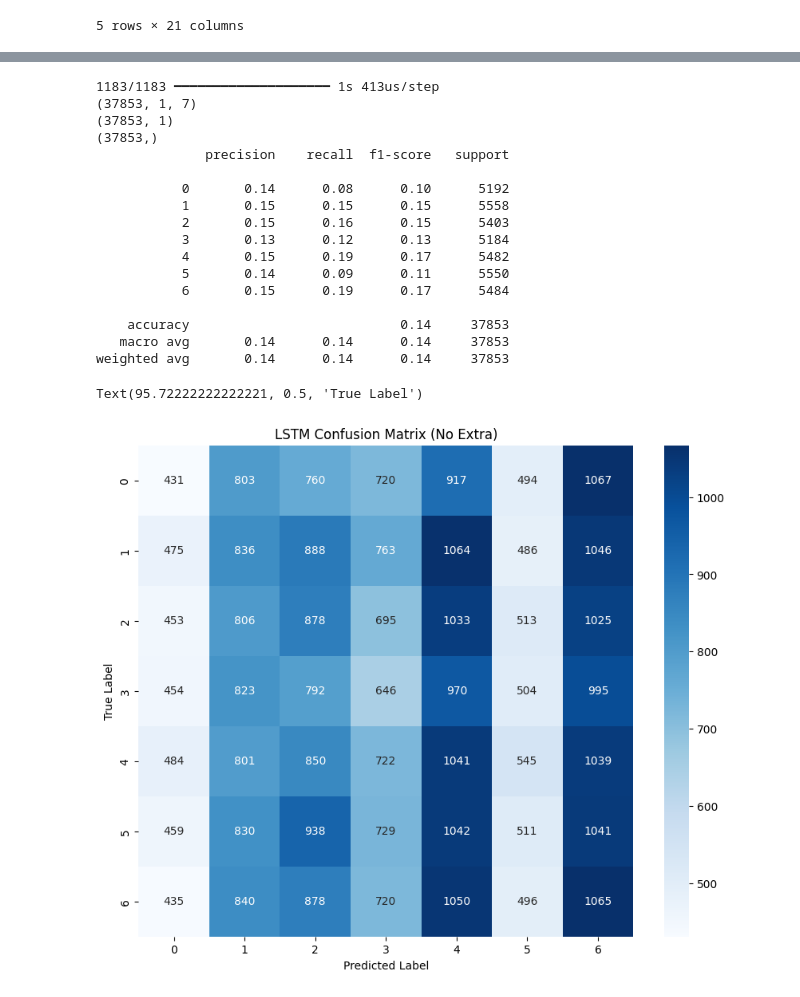
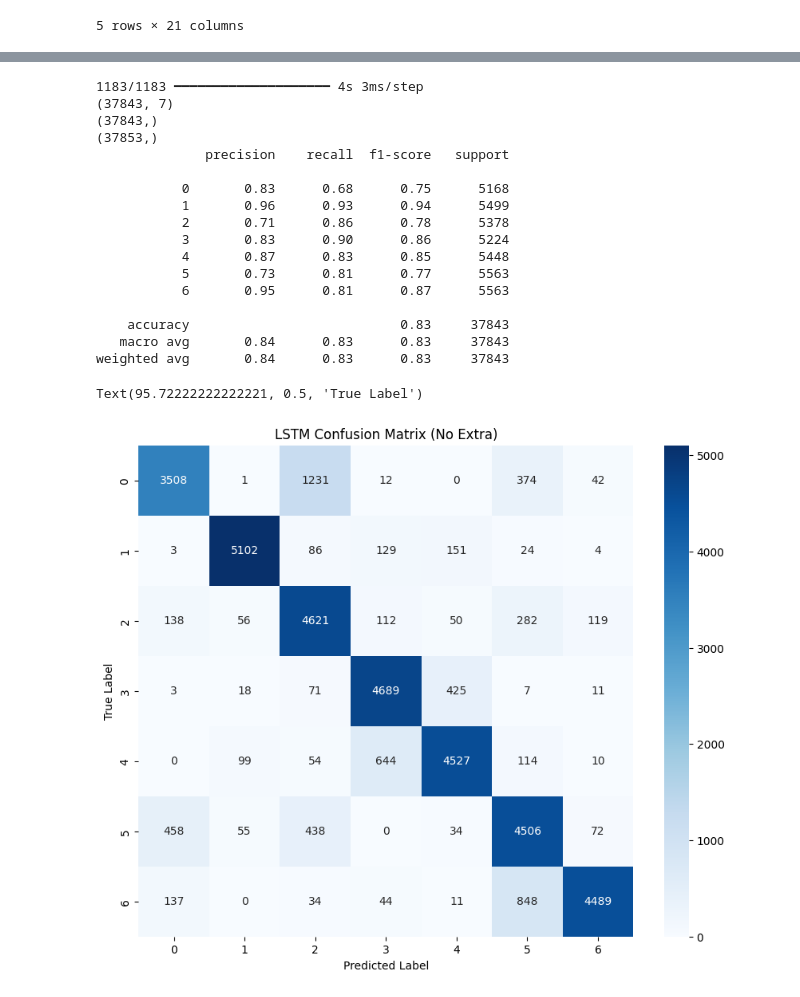
Before and after one commit to nicholastey/gnss_spoof_detector, a Jupyter notebook: spoof_detector/new.ipynb, the cells around one changed output, grey strips where cells are left out. Cells and saved outputs as stored; diff of their text form; code cells hidden in the pictures.

```diff
--- a/spoof_detector/new.ipynb
+++ b/spoof_detector/new.ipynb
@@ -930,0 +934,7 @@ X_val_no_extra_lstm = X_val_no_extra.values.reshape((X_val_no_extra.shape[0], 1,
+# %%
+def create_sequences(X, y, time_steps=10):
+    Xs, ys = [], []
+    for i in range(len(X) - time_steps):
+        Xs.append(X.iloc[i:i + time_steps].values)
+        ys.append(y.iloc[i + time_steps])  # label is at end of window
+    return np.array(Xs), np.array(ys)
@@ -936,21 +1009,32 @@ X_train_lstm.shape
 from tensorflow.keras.layers import LSTM, Dropout, Dense, BatchNormalization, Bidirectional, Input
 from tensorflow.keras.models import Model
 from tensorflow.keras.optimizers import Adam
+from tensorflow.keras.callbacks import ReduceLROnPlateau
 
 def create_lstm_model(input_shape):
     inputs = Input(shape=input_shape)
-    x = LSTM(50, return_sequences=True)(inputs)
+    x = LSTM(64, return_sequences=True)(inputs)
     x = Dropout(0.3)(x)  # Increased dropout
-    # x = LSTM(25, return_sequences=False)(x)
+    x = LSTM(25, return_sequences=False)(x)
     x = Dropout(0.3)(x)  # Increased dropout
-    x = Dense(15, activation='relu')(x)
+    x = Dense(25, activation='relu')(x)
+    x = Dropout(0.3)(x)  # Increased dropout
+    x = Dense(12, activation='relu')(x)
     x = BatchNormalization()(x)  # Batch Normalization
     outputs = Dense(7, activation='softmax')(x)
 
     model = Model(inputs, outputs)
-    optimizer = Adam(learning_rate=0.001)  # Lower learning rate
+    optimizer = Adam(learning_rate=0.01)  # Lower learning rate
     model.compile(optimizer=optimizer, loss='sparse_categorical_crossentropy', metrics=['accuracy'])
 
     return model
+
+lr_schedule = ReduceLROnPlateau(
+    monitor='val_loss',
+    factor=0.5,
+    patience=3,
+    min_lr=1e-6,
+    verbose=1
+)
 # %%
 lstm_model = create_lstm_model((X_train_lstm.shape[1], X_train_lstm.shape[2]))
@@ -1129,7 +1190,8 @@ Model: "functional_2"
 # %%
-lstm_model_no_extra.fit(X_train_no_extra_lstm, y_train_no_extra,
-               validation_data=(X_val_no_extra_lstm, y_val_no_extra),
-               epochs=10,
+lstm_model_no_extra.fit(X_train_no_extra_lstm, y_train_no_extra_lstm,
+               validation_data=(X_val_no_extra_lstm, y_val_no_extra_lstm),
+               epochs=35,
                batch_size=500,
-               verbose=1)
+               verbose=1,
+               callbacks=[lr_schedule])
 # %% [output]
@@ -1157,36 +1216,36 @@ Epoch 10/10
 # %%
 y_pred_no_extra_lstm = lstm_model_no_extra.predict(X_test_no_extra_lstm)
 print(y_pred_no_extra_lstm.shape)
-y_pred_no_extra_lstm = np.argmax(y_pred_no_extra_lstm, axis=2)
+y_pred_no_extra_lstm = np.argmax(y_pred_no_extra_lstm, axis=1)
 print(y_pred_no_extra_lstm.shape)
 print(y_test.shape)
-print(classification_report(y_test, y_pred_no_extra_lstm))
-cm_lstm = confusion_matrix(y_test, y_pred_no_extra_lstm)
+print(classification_report(y_test_no_extra_lstm, y_pred_no_extra_lstm))
+cm_lstm = confusion_matrix(y_test_no_extra_lstm, y_pred_no_extra_lstm)
 plt.figure(figsize=(10, 8))
 sns.heatmap(cm_lstm, annot=True, fmt='d', cmap='Blues')
 plt.title('LSTM Confusion Matrix (No Extra)')
 plt.xlabel('Predicted Label')
 plt.ylabel('True Label')
 # %% [output]
-1183/1183 ━━━━━━━━━━━━━━━━━━━━ 1s 413us/step
-(37853, 1, 7)
-(37853, 1)
+1183/1183 ━━━━━━━━━━━━━━━━━━━━ 4s 3ms/step
+(37843, 7)
+(37843,)
 (37853,)
               precision    recall  f1-score   support
 
-           0       0.14      0.08      0.10      5192
-           1       0.15      0.15      0.15      5558
-           2       0.15      0.16      0.15      5403
-           3       0.13      0.12      0.13      5184
-           4       0.15      0.19      0.17      5482
-           5       0.14      0.09      0.11      5550
-           6       0.15      0.19      0.17      5484
+           0       0.83      0.68      0.75      5168
+           1       0.96      0.93      0.94      5499
+           2       0.71      0.86      0.78      5378
+           3       0.83      0.90      0.86      5224
+           4       0.87      0.83      0.85      5448
+           5       0.73      0.81      0.77      5563
+           6       0.95      0.81      0.87      5563
 
-    accuracy                           0.14     37853
-   macro avg       0.14      0.14      0.14     37853
-weighted avg       0.14      0.14      0.14     37853
+    accuracy                           0.83     37843
+   macro avg       0.84      0.83      0.83     37843
+weighted avg       0.84      0.83      0.83     37843
 Text(95.72222222222221, 0.5, 'True Label')
-[figure, old version]
+[figure, new version]
 # %%
 from tensorflow.keras.layers import Conv1D, MaxPooling1D, Flatten, Dropout, Dense, Input
 
```
Also changed, not shown: parts of 18 cells of this notebook.
